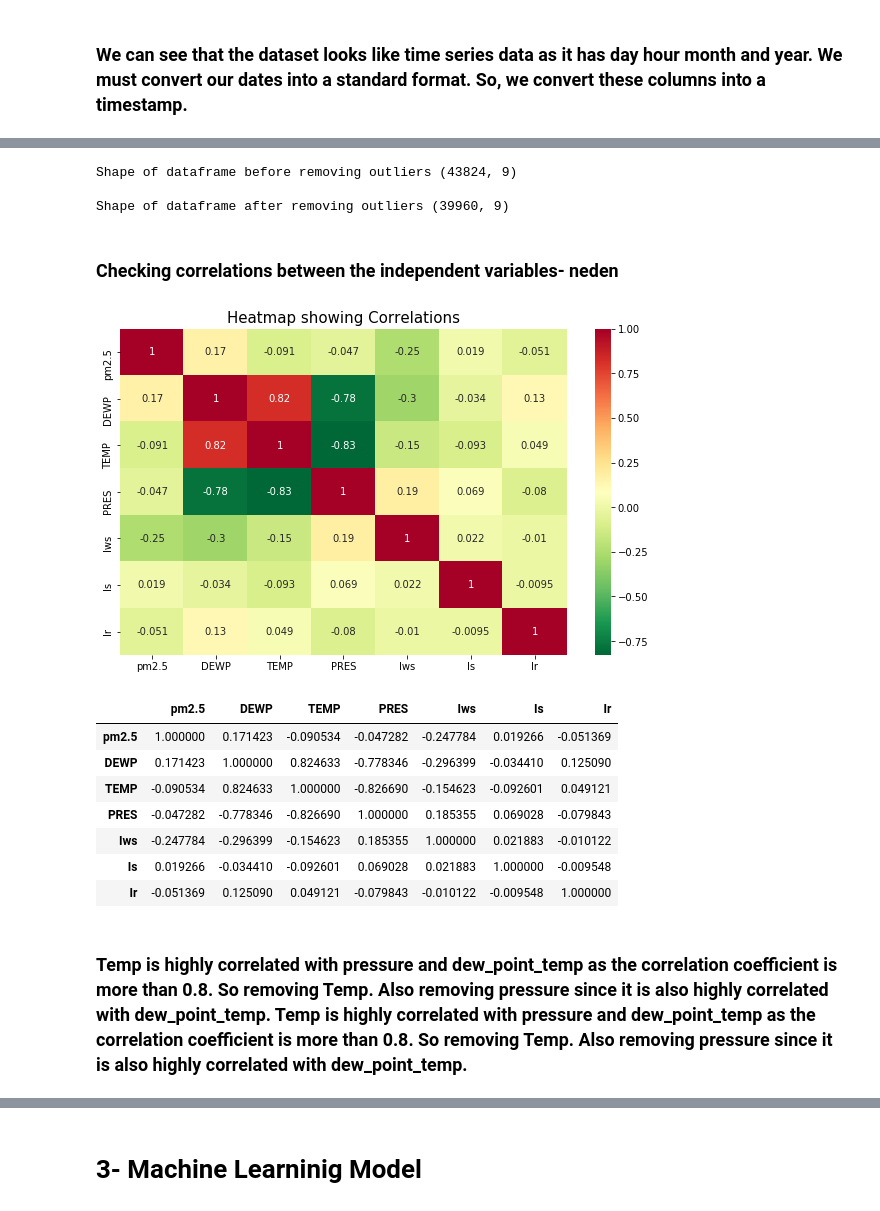
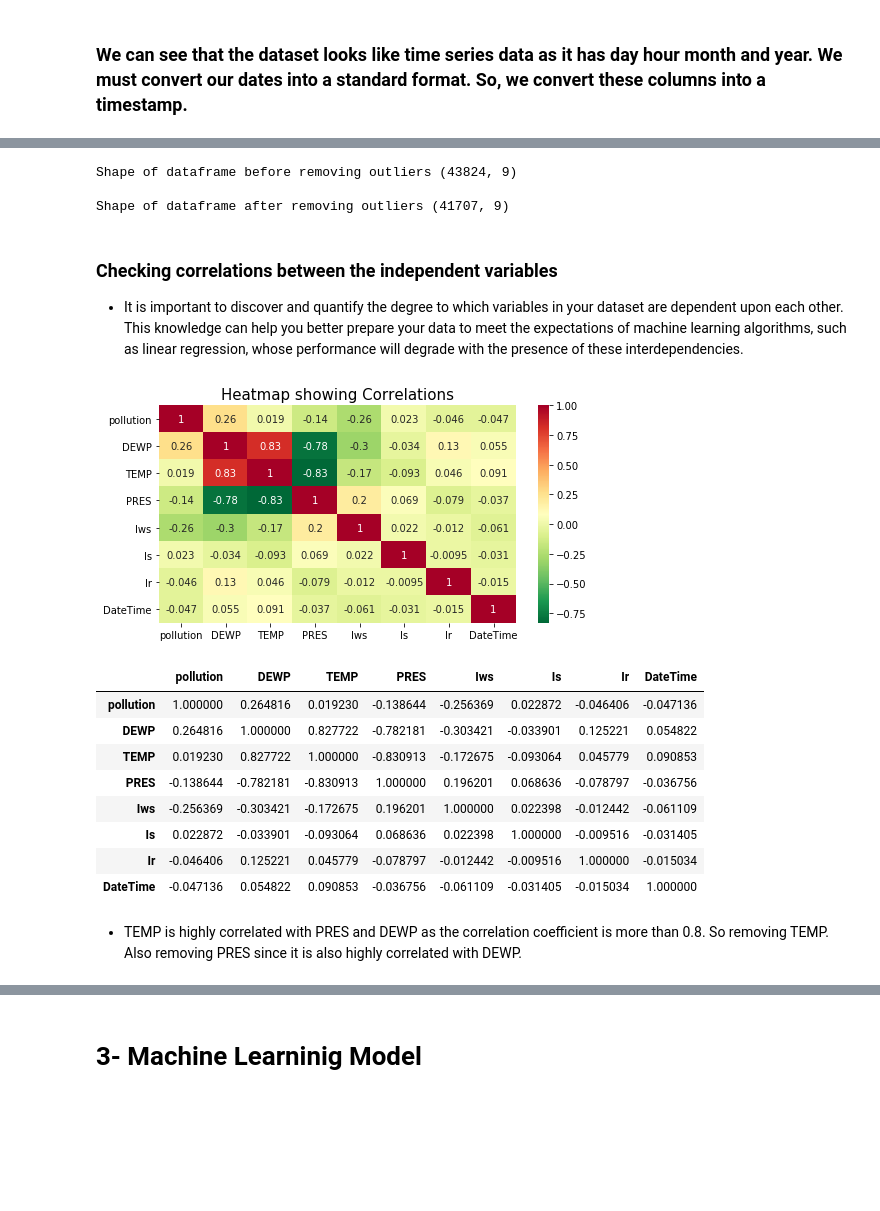
Before and after one commit to senemaktas/Air_Pollution_Prediction_ML_DL, a Jupyter notebook: Air_Pollution_Prediction.ipynb, the cells around one changed output, grey strips where cells are left out. Saved outputs shown, nothing was run; the diff lists cells and outputs as text; code cells hidden in the pictures; blank space fills up the shorter version.

```diff
--- a/Air_Pollution_Prediction.ipynb
+++ b/Air_Pollution_Prediction.ipynb
@@ -77,7 +75,7 @@ import datetime
 df['hour'] = df['hour'].replace(24,0)
 df['DateTime'] = df[['year', 'month', 'day', 'hour']].apply(lambda s : datetime.datetime(*s),axis = 1)
 df['DateTime'] = pd.to_datetime(df['DateTime'])
-#df['DateTime'] = df.DateTime.values.astype(np.int64) // 10 ** 9
+df['DateTime'] = df.DateTime.values.astype(np.int64) // 10 ** 9
 
 df
 # %% [output]
@@ -110,7 +109,7 @@ except:
 
 df = df.sort_values(by='DateTime',ascending=True)
 
-df = df.set_index('DateTime') # define DateTime columns as a index
+# df = df.set_index('DateTime') # define DateTime columns as a index
 
 df.head(3)
 # %% [output]
@@ -146,0 +144,4 @@ dtype: int64
+# %%
+df_new=df
+df_new = df_new.assign(pollution=df_new.pollution.fillna(df_new.pollution.mean()))
+df_new
@@ -147,39 +166,41 @@ dtype: int64
 # %%
-print("Shape of dataframe before removing outliers",df.shape)
+print("Shape of dataframe before removing outliers",df_new.shape)
 
-Q1=df['pm2.5'].quantile(0.25)
-Q3=df['pm2.5'].quantile(0.75)
+Q1=df_new['pollution'].quantile(0.25)
+Q3=df_new['pollution'].quantile(0.75)
 IQR=Q3-Q1
 Lower_Whisker = Q1-1.5*IQR
 Upper_Whisker = Q3+1.5*IQR
 
-df = df[df['pm2.5'] < Upper_Whisker]
+df_new = df_new[df_new['pollution'] < Upper_Whisker]
 
-print("\nShape of dataframe after removing outliers",df.shape)
+print("\nShape of dataframe after removing outliers",df_new.shape)
 # %% [output]
 Shape of dataframe before removing outliers (43824, 9)
 
-Shape of dataframe after removing outliers (39960, 9)
+Shape of dataframe after removing outliers (41707, 9)
-# %% [markdown]
-### Checking correlations between the independent variables- neden
+# %% [markdown]
+### Checking correlations between the independent variables
+- It is important to discover and quantify the degree to which variables in your dataset are dependent upon each other. This knowledge can help you better prepare your data to meet the expectations of machine learning algorithms, such as linear regression, whose performance will degrade with the presence of these interdependencies.
 # %%
-plt.figure(figsize=(10,6))
-sns.heatmap(df.corr(), cmap='RdYlGn_r',annot=True)
+plt.figure(figsize=(8,4))
+sns.heatmap(df_new.corr(), cmap='RdYlGn_r',annot=True)
 plt.title('Heatmap showing Correlations',size=15)
 plt.show()
 
-df.corr()
+df_new.corr()
 # %% [output]
-[figure, old version]
+[figure, new version]
-|  | pm2.5 | DEWP | TEMP | PRES | Iws | Is | Ir |
-| pm2.5 | 1.000000 | 0.171423 | -0.090534 | -0.047282 | -0.247784 | 0.019266 | -0.051369 |
-| DEWP | 0.171423 | 1.000000 | 0.824633 | -0.778346 | -0.296399 | -0.034410 | 0.125090 |
-| TEMP | -0.090534 | 0.824633 | 1.000000 | -0.826690 | -0.154623 | -0.092601 | 0.049121 |
-| PRES | -0.047282 | -0.778346 | -0.826690 | 1.000000 | 0.185355 | 0.069028 | -0.079843 |
-| Iws | -0.247784 | -0.296399 | -0.154623 | 0.185355 | 1.000000 | 0.021883 | -0.010122 |
-| Is | 0.019266 | -0.034410 | -0.092601 | 0.069028 | 0.021883 | 1.000000 | -0.009548 |
-| Ir | -0.051369 | 0.125090 | 0.049121 | -0.079843 | -0.010122 | -0.009548 | 1.000000 |
+|  | pollution | DEWP | TEMP | PRES | Iws | Is | Ir | DateTime |
+| pollution | 1.000000 | 0.264816 | 0.019230 | -0.138644 | -0.256369 | 0.022872 | -0.046406 | -0.047136 |
+| DEWP | 0.264816 | 1.000000 | 0.827722 | -0.782181 | -0.303421 | -0.033901 | 0.125221 | 0.054822 |
+| TEMP | 0.019230 | 0.827722 | 1.000000 | -0.830913 | -0.172675 | -0.093064 | 0.045779 | 0.090853 |
+| PRES | -0.138644 | -0.782181 | -0.830913 | 1.000000 | 0.196201 | 0.068636 | -0.078797 | -0.036756 |
+| Iws | -0.256369 | -0.303421 | -0.172675 | 0.196201 | 1.000000 | 0.022398 | -0.012442 | -0.061109 |
+| Is | 0.022872 | -0.033901 | -0.093064 | 0.068636 | 0.022398 | 1.000000 | -0.009516 | -0.031405 |
+| Ir | -0.046406 | 0.125221 | 0.045779 | -0.078797 | -0.012442 | -0.009516 | 1.000000 | -0.015034 |
+| DateTime | -0.047136 | 0.054822 | 0.090853 | -0.036756 | -0.061109 | -0.031405 | -0.015034 | 1.000000 |
 # %% [markdown]
-### Temp is highly correlated with pressure and dew_point_temp as the correlation coefficient is more than 0.8. So removing Temp. Also removing pressure since it is also highly correlated with dew_point_temp. Temp is highly correlated with pressure and dew_point_temp as the correlation coefficient is more than 0.8. So removing Temp. Also removing pressure since it is also highly correlated with dew_point_temp.
+- TEMP is highly correlated with PRES and DEWP as the correlation coefficient is more than 0.8. So removing TEMP. Also removing PRES since it is also highly correlated with DEWP.
 # %%
 try:
```
Also changed, not shown: parts of 65 cells of this notebook.
